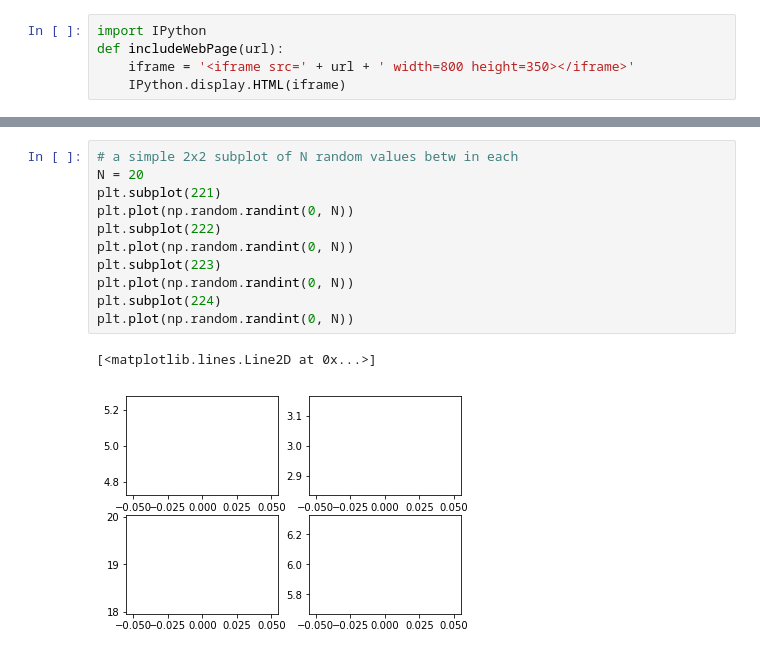
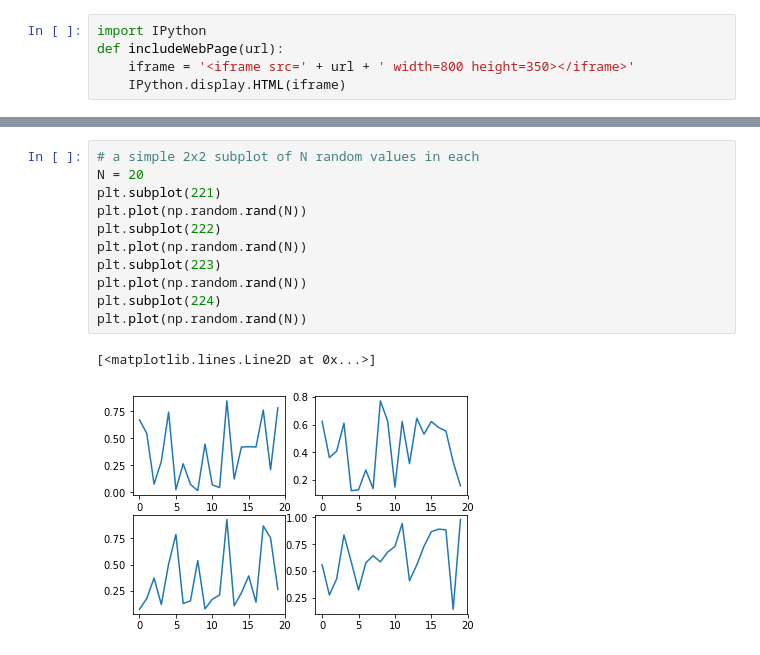
Before and after one commit to muftring/iu-datavis, a Jupyter notebook: week-05/lab5-experimenting-with-random-numbers.ipynb, the cells around one changed output, grey strips where cells are left out. Saved outputs shown, nothing was run; the diff lists cells and outputs as text.

```diff
--- a/week-05/lab5-experimenting-with-random-numbers.ipynb
+++ b/week-05/lab5-experimenting-with-random-numbers.ipynb
@@ -95,16 +95,16 @@ IPython.display.HTML(iframe)
 # %% [output]
 [interactive output not drawn]
 # %%
-# a simple 2x2 subplot of N random values betw in each
+# a simple 2x2 subplot of N random values in each
 N = 20
 plt.subplot(221)
-plt.plot(np.random.randint(0, N))
+plt.plot(np.random.rand(N))
 plt.subplot(222)
-plt.plot(np.random.randint(0, N))
+plt.plot(np.random.rand(N))
 plt.subplot(223)
-plt.plot(np.random.randint(0, N))
+plt.plot(np.random.rand(N))
 plt.subplot(224)
-plt.plot(np.random.randint(0, N))
+plt.plot(np.random.rand(N))
 # %% [output]
 [<matplotlib.lines.Line2D at 0x...>]
-[figure, old version]
+[figure, new version]
```
